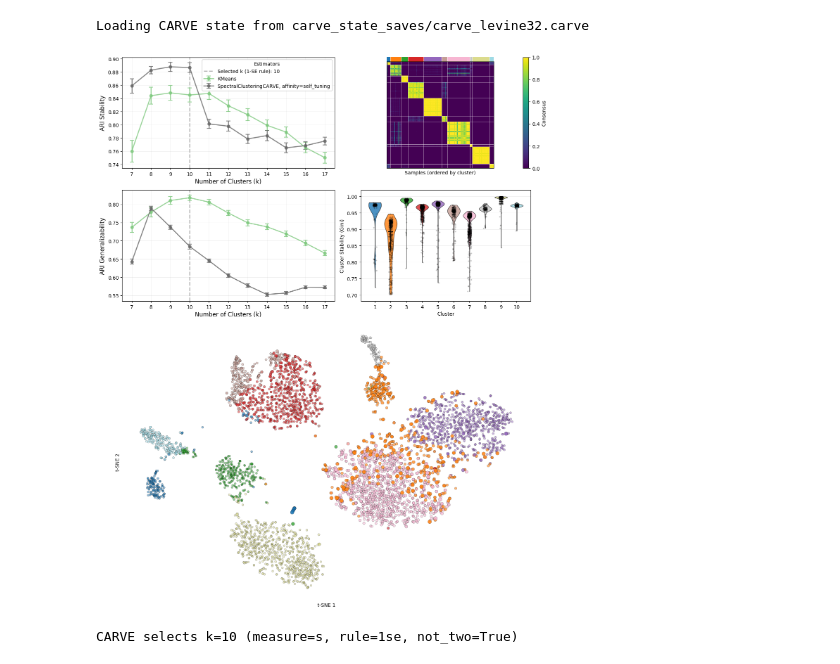
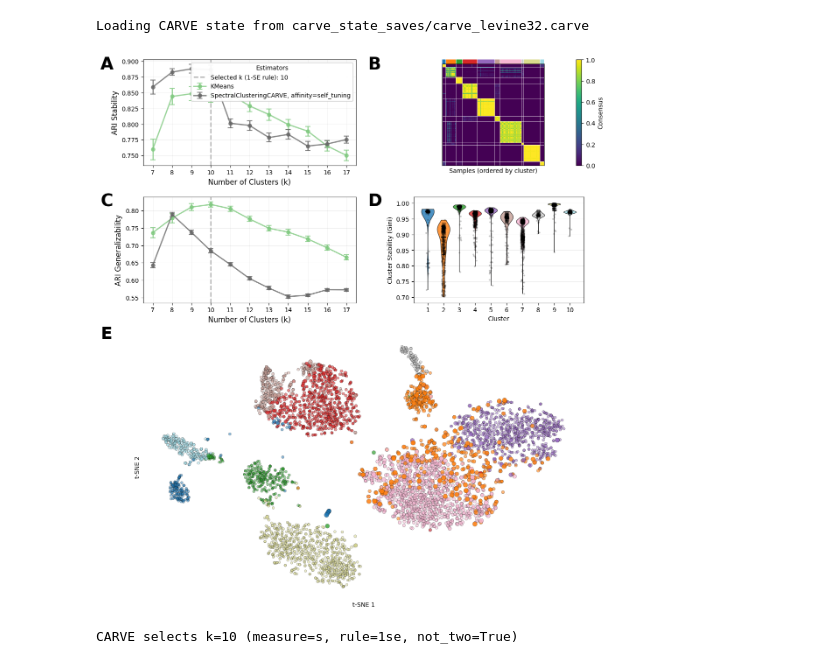
Before and after one commit to DataSlingers/CARVE, a Jupyter notebook: notebooks/case_studies/Levine_32dim.ipynb, the cells around one changed output. Saved outputs shown, nothing was run; the diff lists cells and outputs as text; code cells hidden in the pictures.

Commit message:
Added letters to Levine exemplary figure.

```diff
--- a/notebooks/case_studies/Levine_32dim.ipynb
+++ b/notebooks/case_studies/Levine_32dim.ipynb
@@ -301,17 +301,20 @@ Loading CARVE state from carve_state_saves/carve_levine32.carve
 if "tsne_embedding" not in globals():
     tsne_embedding = TSNE(random_state=RANDOM_SEED).fit_transform(X)
 
+
 fig = plt.figure(figsize=(13, 16), constrained_layout=True)
-gs = fig.add_gridspec(3, 2, height_ratios=[1.0, 1.0, 2.5], width_ratios=[1.0, 0.8])
+gs = fig.add_gridspec(3, 2, height_ratios=[1.0, 1.0, 2.5], width_ratios=[1.0, 0.8], wspace=0.3)
 ax_l1 = fig.add_subplot(gs[0, 0])
 ax_l2 = fig.add_subplot(gs[1, 0])
 ax_m1 = fig.add_subplot(gs[0, 1])
 ax_m2 = fig.add_subplot(gs[1, 1])
 ax_r = fig.add_subplot(gs[2, :])
 
+
 carve.plot_metric_over_n_clusters(
     measure="stability", rule=RULE, not_two=NOT_TWO, ax=ax_l1
 )
+
 carve.plot_metric_over_n_clusters(
     measure="generalizability", rule=RULE, not_two=NOT_TWO, ax=ax_l2, legend=False
 )
@@ -319,6 +322,7 @@ carve.plot_metric_over_n_clusters(
 carve.plot_consensus_matrix(
     measure="stability", rule=RULE, not_two=NOT_TWO, ax=ax_m1, palette=PALETTE_NAME
 )
+
 carve.plot_cluster_violin(
     measure="stability",
     rule=RULE,
@@ -328,34 +332,52 @@ carve.plot_cluster_violin(
     fit_ylim=True,
     palette=PALETTE_NAME,
 )
 
 carve.plot_cluster_scatter(
     measure="stability",
     rule=RULE,
     not_two=NOT_TWO,
     embedding=tsne_embedding,
     ax=ax_r,
     palette=PALETTE_NAME,
     xlabel="t-SNE 1",
     ylabel="t-SNE 2",
     legend=False,
 )
 
 # carve.plot_diagnostic_scatter(
 #     measure="stability",
 #     rule=RULE,
 #     not_two=NOT_TWO,
 #     embedding=tsne_embedding,
 #     ax=ax_r,
 #     cmap='Purples_r',
 #     xlabel="t-SNE 1",
 #     ylabel="t-SNE 2",
 #     legend=False
 # )
 
+
+fig.text(
+    0.05, 0.885, "A", fontsize=28, fontweight="bold", va="top", ha="left"
+)
+fig.text(
+    0.52, 0.885, "B", fontsize=28, fontweight="bold", va="top", ha="left"
+)
+fig.text(
+    0.05, 0.69, "C", fontsize=28, fontweight="bold", va="top", ha="left"
+)
+fig.text(
+    0.52, 0.69, "D", fontsize=28, fontweight="bold", va="top", ha="left"
+)
+fig.text(
+    0.05, 0.5, "E", fontsize=28, fontweight="bold", va="top", ha="left"
+)
+
+
 plt.show()
 # %% [output]
-[figure, old version]
+[figure, new version]
 # %%
 print(
     f"CARVE selects k={carve.get_k(measure=MEASURE, rule=RULE, not_two=NOT_TWO)} "
```
